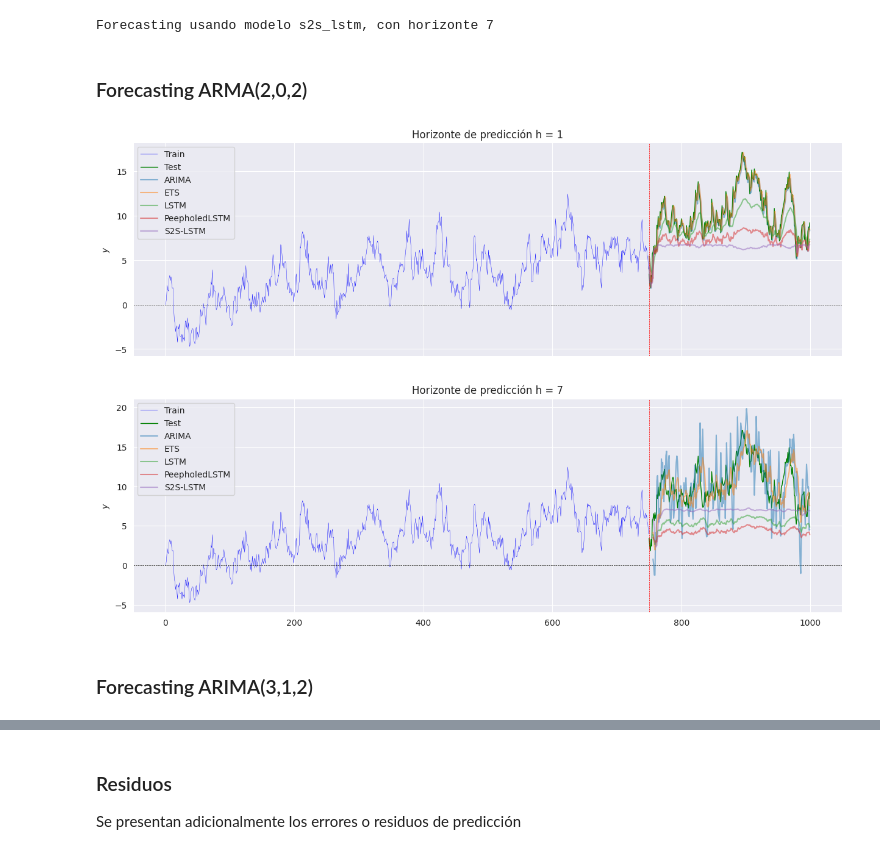
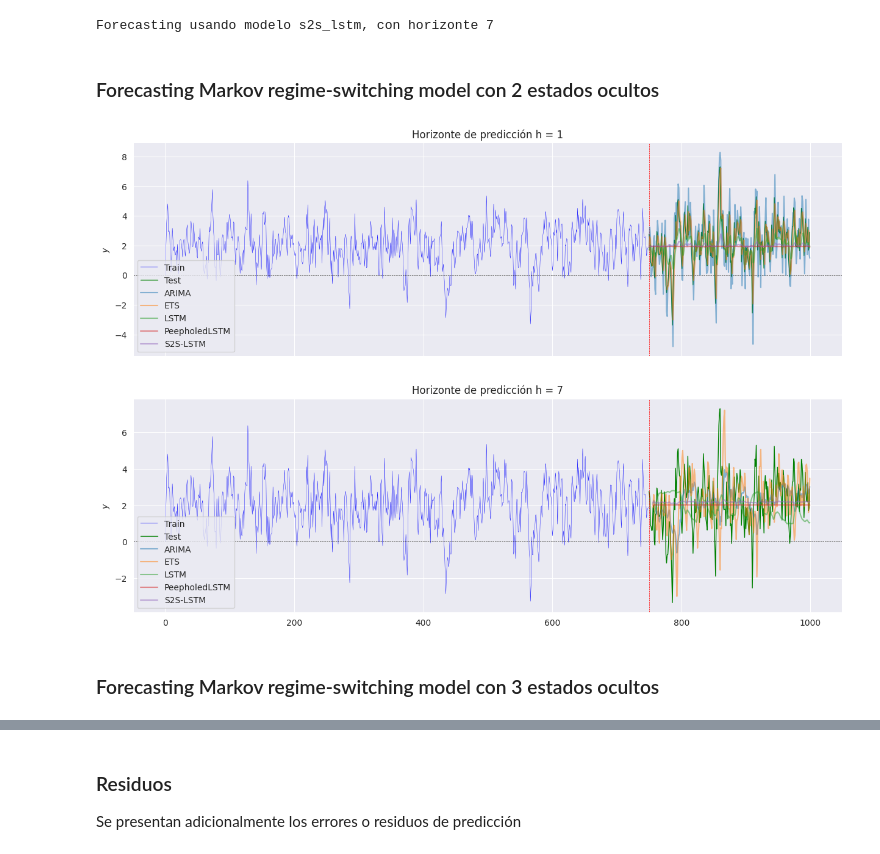
Before and after one commit to matiasdperez/MEC_tesis, a Jupyter notebook: notebooks/simulaciones/3_markov_switching_model.ipynb, the cells around one changed output, grey strips where cells are left out. Cells and saved outputs as stored; diff of their text form; code cells hidden in the pictures.

```diff
--- a/notebooks/simulaciones/3_markov_switching_model.ipynb
+++ b/notebooks/simulaciones/3_markov_switching_model.ipynb
@@ -849,5 +845,5 @@ arima_peephole_lstm_cv
 # %%
-arma_s2s_lstm_results = defaultdict(defaultdict)
+msm2_s2s_lstm_results = defaultdict(defaultdict)
 
 seed = 42
 
@@ -855,26 +851,26 @@ for h in h_list:
     best_MSE = 9999
     for s, l, b in search_space:
         print(f'Cross-validation model with h={h}, stride={s}, window_length={l}: \n')
-        model = Seq2SeqLSTM(train=arma_y_train_scaled,
-                            test=arma_y_test_scaled,
+        model = Seq2SeqLSTM(train=msm2_y_train_scaled,
+                            test=msm2_y_test_scaled,
                             seq_length=l,
                             h=h,
                             batch_size=b,
                             stride=s)
 
-        model.cross_validate(DGP = f'arma',
+        model.cross_validate(DGP = f'msm1',
                             **{'seed':seed, 'epochs':5})
 
         MSE = model.tuner.oracle.get_best_trials(num_trials=1)[0].metrics.get_best_value('val_loss')
 
-        arma_s2s_lstm_results[h][(s, l, b)] = {
+        msm2_s2s_lstm_results[h][(s, l, b)] = {
             'best_model': model.tuner.get_best_hyperparameters()[0].values,
             'best_MSE': MSE
         }
 
         if MSE < best_MSE:
             best_MSE = MSE
-            arima_best_models['arma'][h]['s2s_lstm'] = model
+            msm_best_models['msm2'][h]['s2s_lstm'] = model
 
         seed += 1
 # %% [output]
@@ -933,5 +929,5 @@ arma_s2s_lstm_cv
 # %%
-arima_s2s_lstm_results = defaultdict(defaultdict)
+msm3_s2s_lstm_results = defaultdict(defaultdict)
 
 seed = 42
 
@@ -939,26 +935,26 @@ for h in h_list:
     best_MSE = 9999
     for s, l, b in search_space:
         print(f'Cross-validation model with h={h}, stride={s}, window_length={l}: \n')
-        model = Seq2SeqLSTM(train=arima_y_train_scaled,
-                            test=arima_y_test_scaled,
+        model = Seq2SeqLSTM(train=msm3_y_train_scaled,
+                            test=msm3_y_test_scaled,
                             seq_length=l,
                             h=h,
                             batch_size=b,
                             stride=s)
 
-        model.cross_validate(DGP = f'arima',
+        model.cross_validate(DGP = f'msm2',
                             **{'seed':seed, 'epochs':5})
 
         MSE = model.tuner.oracle.get_best_trials(num_trials=1)[0].metrics.get_best_value('val_loss')
 
-        arima_s2s_lstm_results[h][(s, l, b)] = {
+        msm3_s2s_lstm_results[h][(s, l, b)] = {
             'best_model': model.tuner.get_best_hyperparameters()[0].values,
             'best_MSE': MSE
         }
 
         if MSE < best_MSE:
             best_MSE = MSE
-            arima_best_models['arima'][h]['s2s_lstm'] = model
+            msm_best_models['msm3'][h]['s2s_lstm'] = model
 
         seed += 1
 # %% [output]
@@ -1039,7 +1035,7 @@ Para los 5 tipos de modelos, se estima cada uno para 2 horizontes temporales `h
 # %%
 # Durante el proceso de cross-validation, se creo un diccionario con la mejor configuración de cada modelo para cada DGP simulado y para cada horizonte de predicción.
 
-for key, dgp in arima_best_models.items():
+for key, dgp in msm_best_models.items():
     for h in dgp.values():
         for name, model in h.items():
             if name == 'arima':
@@ -1073,7 +1068,7 @@ Epoch 29: early stopping
 
 Una vez estimado cada uno de los modelos con sus respectivas especificaciones, y para cada horizonte temporal, se procede a *forecastear* las observaciones correspondientes al conjunto de test (25% final de los datos generados). Para cada modelo se sigue la estrategia que ha de denominarse `iterativa`: en la medida que las observaciones se van realizando, se utilizan para predecir los valores futuros de la variable de interés. Así, la predicción ex-ante de $y_{t+k}$ dado $I_t$ es $\hat{y}_{t+k}$, pero una vez realizado $y_{t+k}$ en $I_{t+k}$, se utiliza este valor y no $\hat{y}_{t+k}$ para predecir $y_{t+k+h}$.
 # %%
-for key, dgp in arima_best_models.items():
+for key, dgp in msm_best_models.items():
     for key2, h in dgp.items():
         for name, model in h.items():
             print(f'Forecasting usando modelo {name}, con horizonte {key2}')
@@ -1102,36 +1097,36 @@ Forecasting usando modelo ets, con horizonte 7
 Forecasting usando modelo stacked_lstm, con horizonte 7
 Forecasting usando modelo peephole_lstm, con horizonte 7
 Forecasting usando modelo s2s_lstm, con horizonte 7
-# %% [markdown]
-### Forecasting ARMA(2,0,2)
+# %% [markdown]
+### Forecasting Markov regime-switching model con 2 estados ocultos
 # %%
 fig, axs = plt.subplots(2, 1, figsize=(15, 10), sharex=True)
 
 i=0
 
 for h in h_list:
-    axs[i].plot(arma_y_train, color='blue', label='Train', lw=0.3)
-    axs[i].plot(range(split_index, n_steps), arma_y_test, color='green', label='Test', lw=1)
+    axs[i].plot(msm2_y_train, color='blue', label='Train', lw=0.3)
+    axs[i].plot(range(split_index, n_steps), msm2_y_test, color='green', label='Test', lw=1)
     axs[i].axvline(x=split_index, color='red', linestyle='--', lw=0.5)
     axs[i].axhline(y=0, color='black', linestyle='--', lw=0.5)
 
-    axs[i].plot(range(split_index+h-1, n_steps), arima_best_models['arma'][h]['arima'].predictions['iterative'], alpha=0.5, label='ARIMA')
-    axs[i].plot(range(split_index+h-1, n_steps), arima_best_models['arma'][h]['ets'].predictions['iterative'], alpha=0.5, label='ETS')
-    axs[i].plot(range(split_index+h-1, n_steps), scaler_arma.inverse_transform(arima_best_models['arma'][h]['stacked_lstm'].predictions['iterative']), alpha=0.5, label='LSTM')
-    axs[i].plot(range(split_index+h-1, n_steps), scaler_arma.inverse_transform(arima_best_models['arma'][h]['peephole_lstm'].predictions['iterative']), alpha=0.5, label='PeepholedLSTM')
-    axs[i].plot(range(split_index+h-1, n_steps), scaler_arma.inverse_transform(arima_best_models['arma'][h]['s2s_lstm'].predictions['iterative']), alpha=0.5, label='S2S-LSTM')
+    axs[i].plot(range(split_index+h-1, n_steps), msm_best_models['msm2'][h]['arima'].predictions['iterative'], alpha=0.5, label='ARIMA')
+    axs[i].plot(range(split_index+h-1, n_steps), msm_best_models['msm2'][h]['ets'].predictions['iterative'], alpha=0.5, label='ETS')
+    axs[i].plot(range(split_index+h-1, n_steps), scaler_msm2.inverse_transform(msm_best_models['msm2'][h]['stacked_lstm'].predictions['iterative']), alpha=0.5, label='LSTM')
+    axs[i].plot(range(split_index+h-1, n_steps), scaler_msm2.inverse_transform(msm_best_models['msm2'][h]['peephole_lstm'].predictions['iterative']), alpha=0.5, label='PeepholedLSTM')
+    axs[i].plot(range(split_index+h-1, n_steps), scaler_msm2.inverse_transform(msm_best_models['msm2'][h]['s2s_lstm'].predictions['iterative']), alpha=0.5, label='S2S-LSTM')
 
     axs[i].set_title("Horizonte de predicción h = "+str(h))
     axs[i].set_ylabel('$y$')
     axs[i].legend(loc='best')
 
     i+=1
 
 plt.show()
 # %% [output]
-[figure, old version]
+[figure, new version]
-# %% [markdown]
-### Forecasting ARIMA(3,1,2)
+# %% [markdown]
+### Forecasting Markov regime-switching model con 3 estados ocultos
 # %%
 fig, axs = plt.subplots(2, 1, figsize=(15, 10), sharex=True)
 
```
Also changed, not shown: parts of 58 cells of this notebook.
